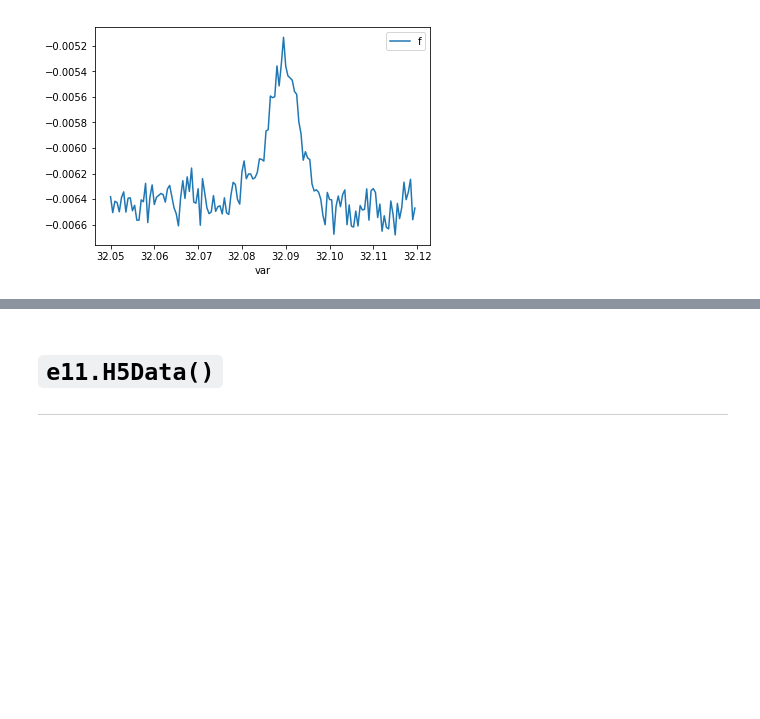
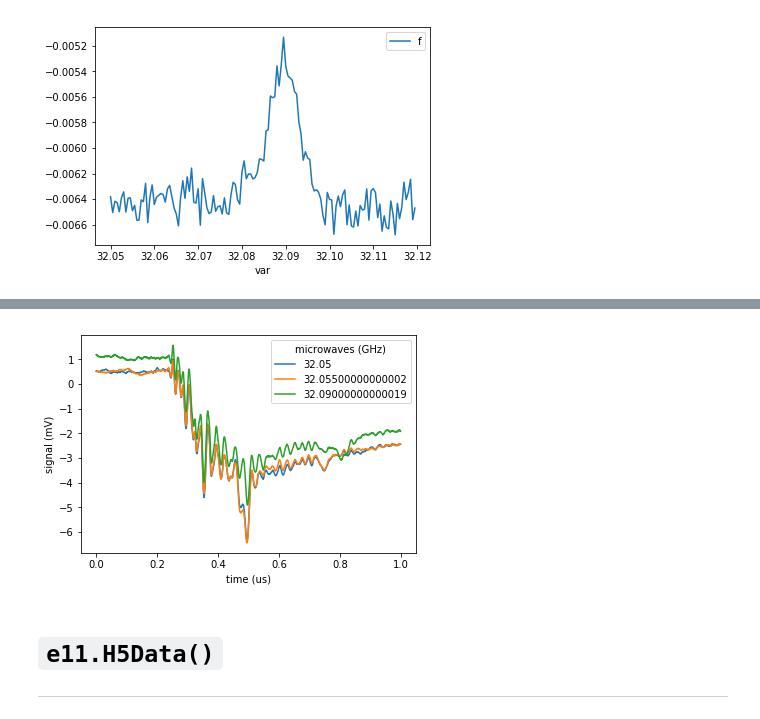
Before and after one commit to ad3ller/e11_analysis, a Jupyter notebook: notebooks/2)_Raw_datasets.ipynb, the cells around one changed output, grey strips where cells are left out. Cells and saved outputs as stored; diff of their text form; code cells hidden in the pictures; blank space fills up the shorter version.

```diff
--- a/notebooks/2)_Raw_datasets.ipynb
+++ b/notebooks/2)_Raw_datasets.ipynb
@@ -35,10 +38,10 @@ arr_info = scan.attrs('osc_0')
 fig, ax = plt.subplots()
 
 # data
-dt = 1e6 * arr_info['dt']
-xvals = np.arange(0, len(arr[0])*dt, dt)
+dt = 1e6 * arr_info['dt'] # microseconds
+tvals = np.arange(0, len(arr[0])*dt, dt)
 yvals = np.mean(arr, axis=0)
-ax.plot(xvals, yvals)
+ax.plot(tvals, yvals)
 
 # format
 ax.set_xlabel('time ($\mu$s)')
@@ -72,0 +82,7 @@ plt.show()
+# %%
+var = scan.attrs()['var']
+rescale = 1e3
+da = xr.DataArray(arr * rescale,
+                  coords={var:df['var'], 'time (us)':tvals},
+                  dims=(var, 'time (us)'))
+print(da)
@@ -73,3 +101,17 @@ plt.show()
+# %%
+# plot
+fig, ax = plt.subplots()
+
+# data
+da.isel({var:[0, 10, 80]}).plot.line(x='time (us)')
+
+# format
+ax.set_ylabel('signal (mV)')
+
+# output
+plt.show()
+# %% [output]
+[figure, added]
 # %% [markdown]
 # `e11.H5Data()`
 ---
```
Also changed, not shown: parts of 9 cells of this notebook, 2 other files.
